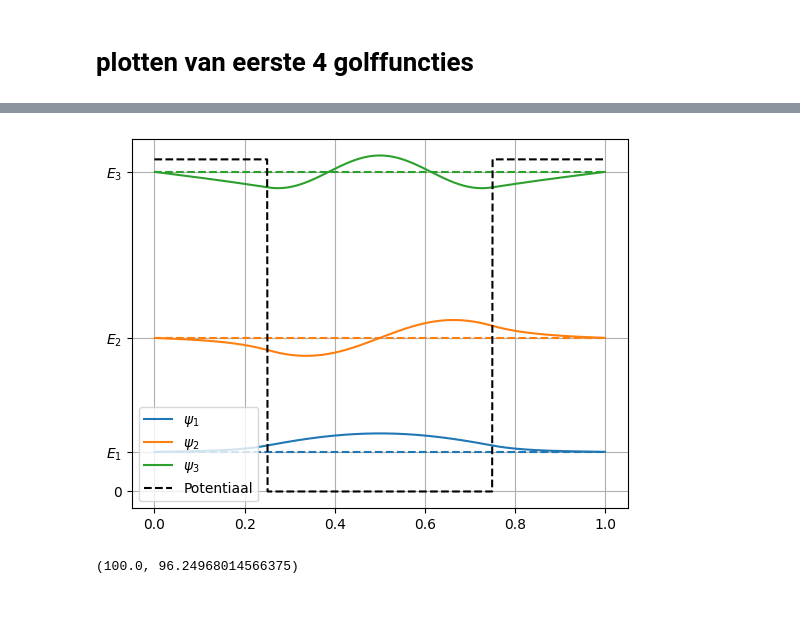
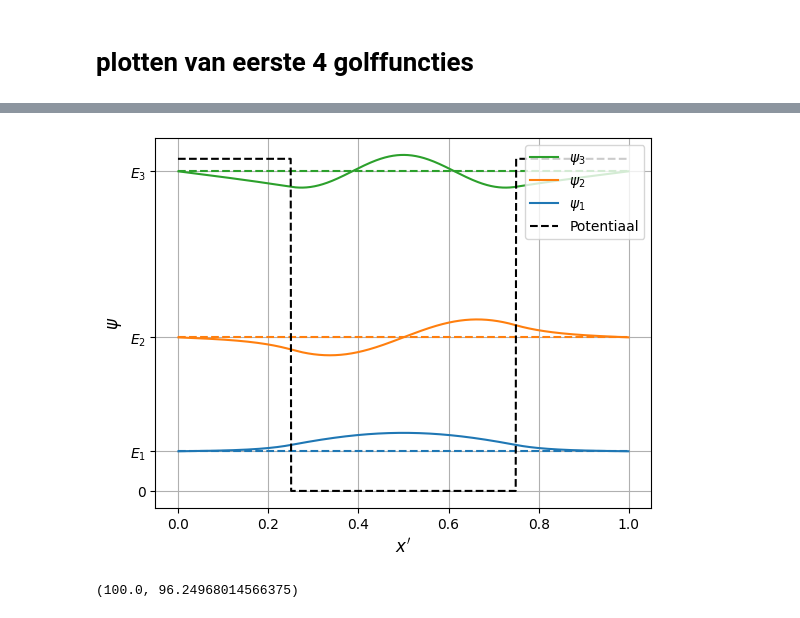
Before and after one commit to R4vante/School, a Jupyter notebook: ASIA/Finite_well/1D-Schroedinger-finite.ipynb, the cells around one changed output, grey strips where cells are left out. Drawn from its saved outputs; the diff is of its cells as text; code cells hidden in the pictures.

```diff
--- a/ASIA/Finite_well/1D-Schroedinger-finite.ipynb
+++ b/ASIA/Finite_well/1D-Schroedinger-finite.ipynb
@@ -129,31 +157,32 @@ De amplitude van de golffunctie is met 2000 vermenigvuldigd, om de visualisatie
 # %%
 fig, ax = plt.subplots(1,1)
 plt.yticks([0, E[0]*2, E[1]*2, E[2]*2] , [r"0", r"$E_1$", r"$E_2$", r"$E_3$"])
 ax.grid(True)
 
 plt.gca().set_prop_cycle(None)
+
 #plotting the energy levels
 for j in np.linspace(0,2,3):
     plt.plot(x,np.zeros(len(x))+E[int(j)]*2,'--')
 
 plt.gca().set_prop_cycle(None)
 
 for i in range(0,3):
     ax.plot(x[1:-1], psi[i]*200+(E[i]*2), label=("$\psi_{%i}$" %(i+1)))
 
 ax.plot(x, V_p(x)*2, 'k--', label='Potentiaal')
-# ax.set_yim([0, 18])
+
+ax.set_xlabel(r"$x'$", fontsize=12)
+ax.set_ylabel(r"$\psi$", fontsize=12)
 
 handles, labels = plt.gca().get_legend_handles_labels()
 order = [2, 1, 0, 3]
 
 plt.legend([handles[idx] for idx in order],[labels[idx] for idx in order], loc='upper right')
-# ax.set_yim([0, 18])
 
-ax.legend()
 plt.show()
 # %% [output]
-[figure, old version]
+[figure, new version]
 # %%
 np.max(V_p(x)), E[2]
 # %% [output]
```
Also changed, not shown: parts of 14 cells of this notebook, 42 other files.
